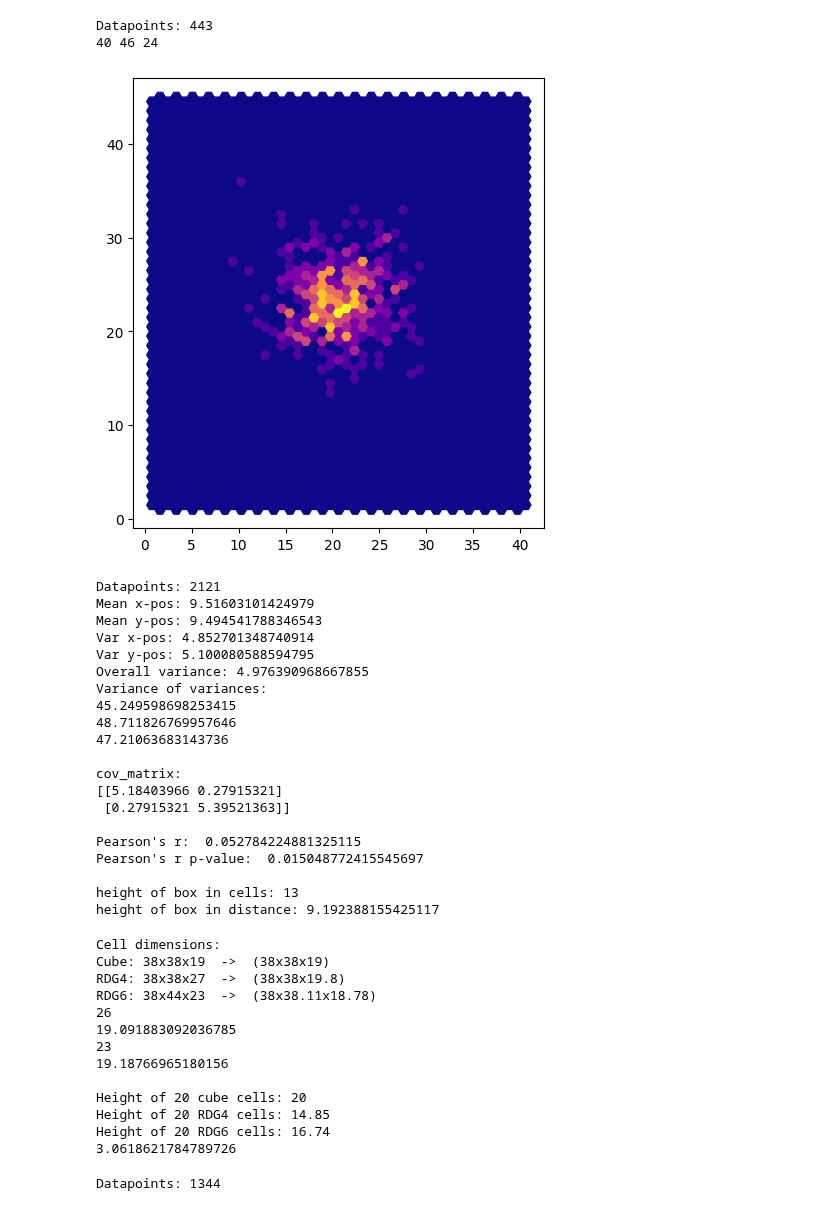
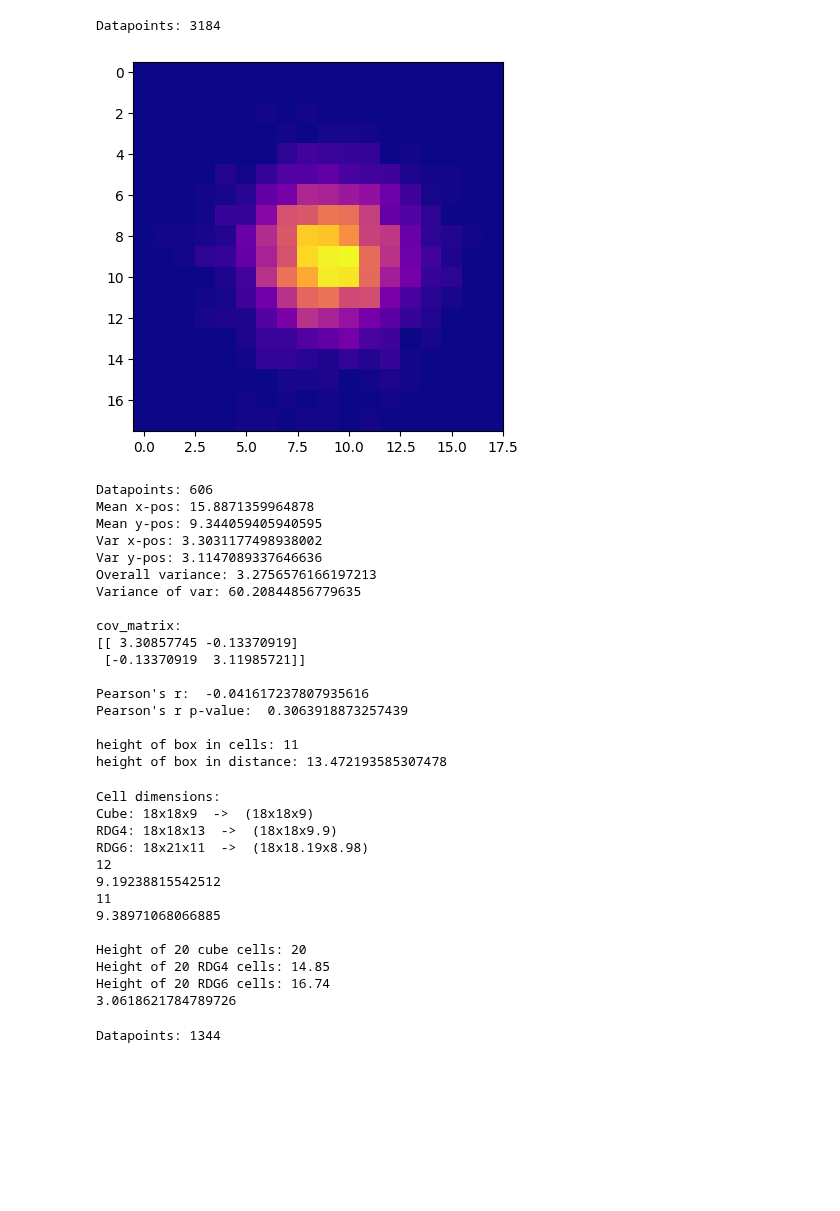
Before and after one commit to g-nilsson/spatial_discretizations_impact_on_simulations, a Jupyter notebook: stat_analysis.ipynb, the cells around one changed output. Cells and saved outputs as stored; diff of their text form; code cells hidden in the pictures; blank space fills up the shorter version.

```diff
--- a/stat_analysis.ipynb
+++ b/stat_analysis.ipynb
@@ -6,6 +6,9 @@ import numpy as np
 import copy
 from hexalattice.hexalattice import *
 
+
+__proj_dir__ = "C:\\Users\\gabriel\\Desktop\\Capstone"
+__proj_dir__ = "F:\\Capstone"
 
 def target_height_to_box_dim_RDG6(target_height, target_height_is_in_cells=False):
     '''Returns cell width, depth, height given target height'''
@@ -52,7 +55,7 @@ def visualize_data(N, nu, threshold, shape_name, N_is_cellcount = False, show_co
         print(f"{shape_name} is not one of the stored grid-types (Cube, RDG4, RDG6)")
         return
 
-    filename_strike = f"C:\\Users\\gabriel\\Desktop\\Capstone\\data\\{shape_name_str}\\{N_str}_{nu}_{threshold}_strikedata.txt"
+    filename_strike = f"{__proj_dir__}\\data\\{shape_name_str}\\{N_str}_{nu}_{threshold}_strikedata.txt"
     strike_file = open(filename_strike,'r')
     strike_data_str = strike_file.read()
     strike_data_str = strike_data_str.split('#')[:-1]
@@ -98,7 +101,7 @@ def visualize_hexagon_data(N, nu, threshold, N_is_cellcount = False):
 
     width, depth, height = target_height_to_box_dim_RDG6(N)
 
-    filename_strike = f"C:\\Users\\gabriel\\Desktop\\Capstone\\data\\RDG_hex_int\\{width}x{depth}x{height}_{nu}_{threshold}_strikedata.txt"
+    filename_strike = f"{__proj_dir__}\\data\\RDG_hex_int\\{width}x{depth}x{height}_{nu}_{threshold}_strikedata.txt"
     strike_file = open(filename_strike,'r')
     strike_data_str = strike_file.read()
     strike_data_str = strike_data_str.split('#')[:-1]
@@ -369,35 +372,31 @@ def calc_variance(N, nu, threshold, shape_name, print_output=False, N_is_cellcou
     upper_bound = (dof * sample_variance) / b
 
     return overall_var, lower_bound, upper_bound, var_x_pos, var_y_pos, mean_x_pos, mean_y_pos, all_errors
+# %%
+visualize_data(9, 6, 0.001, "RDG4", show_colorbar=False)
+# %% [output]
+Datapoints: 3184
+[figure, added]
 # %%
-visualize_data(20, 6, 0.001, "RDG6")
+calc_variance(10, 6, 0.001, "RDG6", True);
 # %% [output]
-Datapoints: 443
-40 46 24
+Datapoints: 606
+Mean x-pos: 15.8871359964878
+Mean y-pos: 9.344059405940595
+Var x-pos: 3.3031177498938002
+Var y-pos: 3.1147089337646636
+Overall variance: 3.2756576166197213
+Variance of var: 60.20844856779635
+
+cov_matrix:
+[[ 3.30857745 -0.13370919]
+ [-0.13370919  3.11985721]]
+
+Pearson's r:  -0.041617237807935616
+Pearson's r p-value:  0.3063918873257439
+
+height of box in cells: 11
+height of box in distance: 13.472193585307478
-[figure, removed]
-# %%
-calc_variance(10, 6, 0.001, "RDG4", True);
-# %% [output]
-Datapoints: 2121
-Mean x-pos: 9.51603101424979
-Mean y-pos: 9.494541788346543
-Var x-pos: 4.852701348740914
-Var y-pos: 5.100080588594795
-Overall variance: 4.976390968667855
-Variance of variances:
-45.249598698253415
-48.711826769957646
-47.21063683143736
-
-cov_matrix:
-[[5.18403966 0.27915321]
- [0.27915321 5.39521363]]
-
-Pearson's r:  0.052784224881325115
-Pearson's r p-value:  0.015048772415545697
-
-height of box in cells: 13
-height of box in distance: 9.192388155425117
 # %%
 # Cube 30 means 60x60x30
 
@@ -420,7 +419,7 @@ height of box in distance: 9.192388155425117
 
 # I need RDG6 X/sqrt(2) x X x X*sqrt(2)/(2*sqrt(3))
 
-target_height = 19
+target_height = 9
 
 print("Cell dimensions:")
 print(f"Cube: {target_height*2}x{target_height*2}x{target_height}  ->  ({target_height*2}x{target_height*2}x{target_height})")
@@ -447,13 +446,13 @@ print(f"Height of {x} RDG6 cells: {round((x-1)*np.sqrt(6)/3 + np.sqrt(6)/2, 2)}"
 print(2 * np.sqrt(3)/np.sqrt(2) + 1 * np.sqrt(6)/4)
 # %% [output]
 Cell dimensions:
-Cube: 38x38x19  ->  (38x38x19)
-RDG4: 38x38x27  ->  (38x38x19.8)
-RDG6: 38x44x23  ->  (38x38.11x18.78)
-26
-19.091883092036785
-23
-19.18766965180156
+Cube: 18x18x9  ->  (18x18x9)
+RDG4: 18x18x13  ->  (18x18x9.9)
+RDG6: 18x21x11  ->  (18x18.19x8.98)
+12
+9.19238815542512
+11
+9.38971068066885
 
 Height of 20 cube cells: 20
 Height of 20 RDG4 cells: 14.85
```
Also changed, not shown: parts of 8 cells of this notebook, 26 other files.
